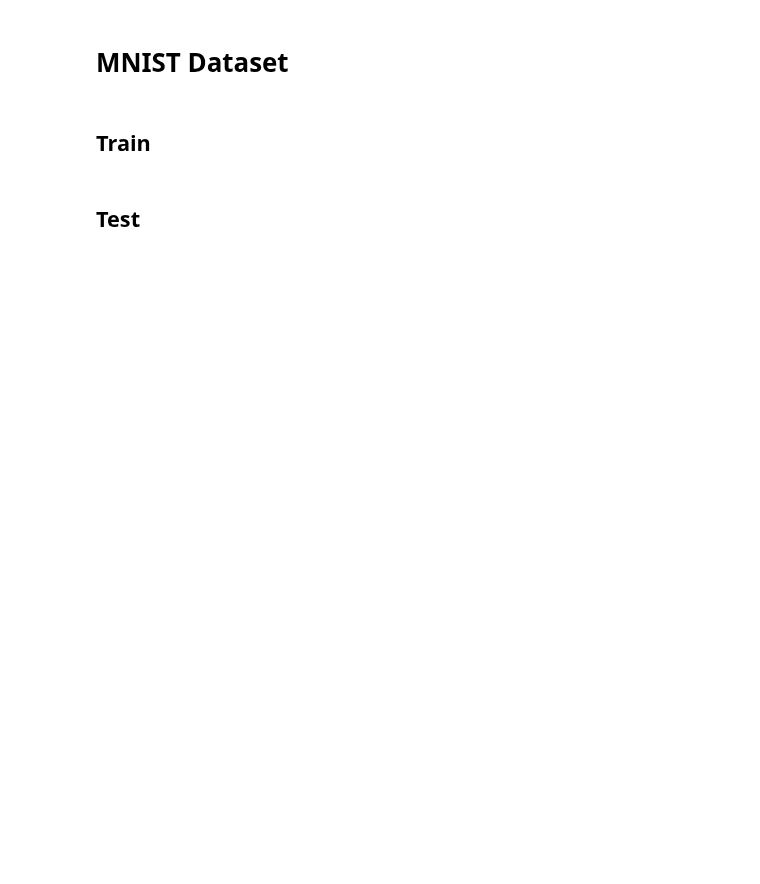
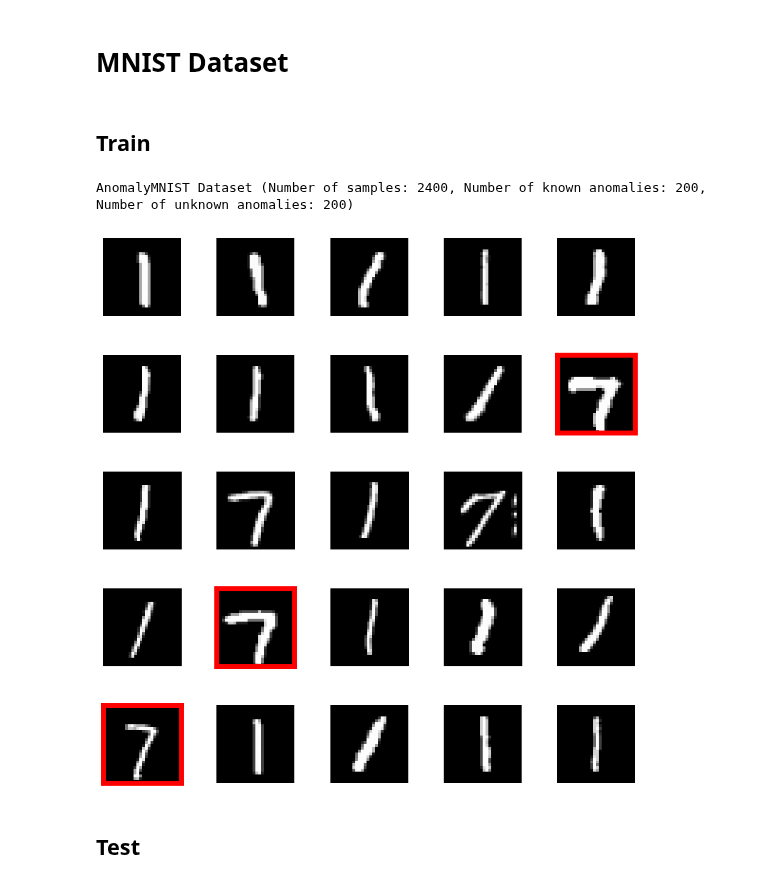
Before and after one commit to SolidusAbi/ADeLEn, a Jupyter notebook: notebooks/mnist.ipynb, the cells around one changed output. Drawn from its saved outputs; the diff is of its cells as text; code cells hidden in the pictures; blank space fills up the shorter version.

```diff
--- a/notebooks/mnist.ipynb
+++ b/notebooks/mnist.ipynb
@@ -13,17 +13,20 @@ import torch
 # %%
 from dataset import AnomalyMNIST
 from torchvision.transforms import Normalize,ToTensor, Compose
 
 
 seed = 42
 transform = Compose([ToTensor(), Normalize((0.5,), (0.5,))])
 
 # dataset = AnomalyMNIST('data/', download=True, transform=transform, n_known_anomalies=512, pollution=0.25, seed=seed)
-dataset = AnomalyMNIST('data/', download=True, transform=transform, n_normal_samples=2000, known_anomalies=0.1, pollution=0.0, seed=seed)
+dataset = AnomalyMNIST('data/', download=True, transform=transform, n_normal_samples=2000, known_anomalies=0.1, pollution=0.1, seed=seed)
 print(dataset)
 
 dataset.montage(5, 5, seed)
 plt.show()
+# %% [output]
+AnomalyMNIST Dataset (Number of samples: 2400, Number of known anomalies: 200, Number of unknown anomalies: 200)
+[figure, added]
 # %%
 from torch.utils.data import DataLoader
 train_loader = DataLoader(dataset, batch_size=128, shuffle=True)
```
Also changed, not shown: parts of 22 cells of this notebook, 13 other files.
